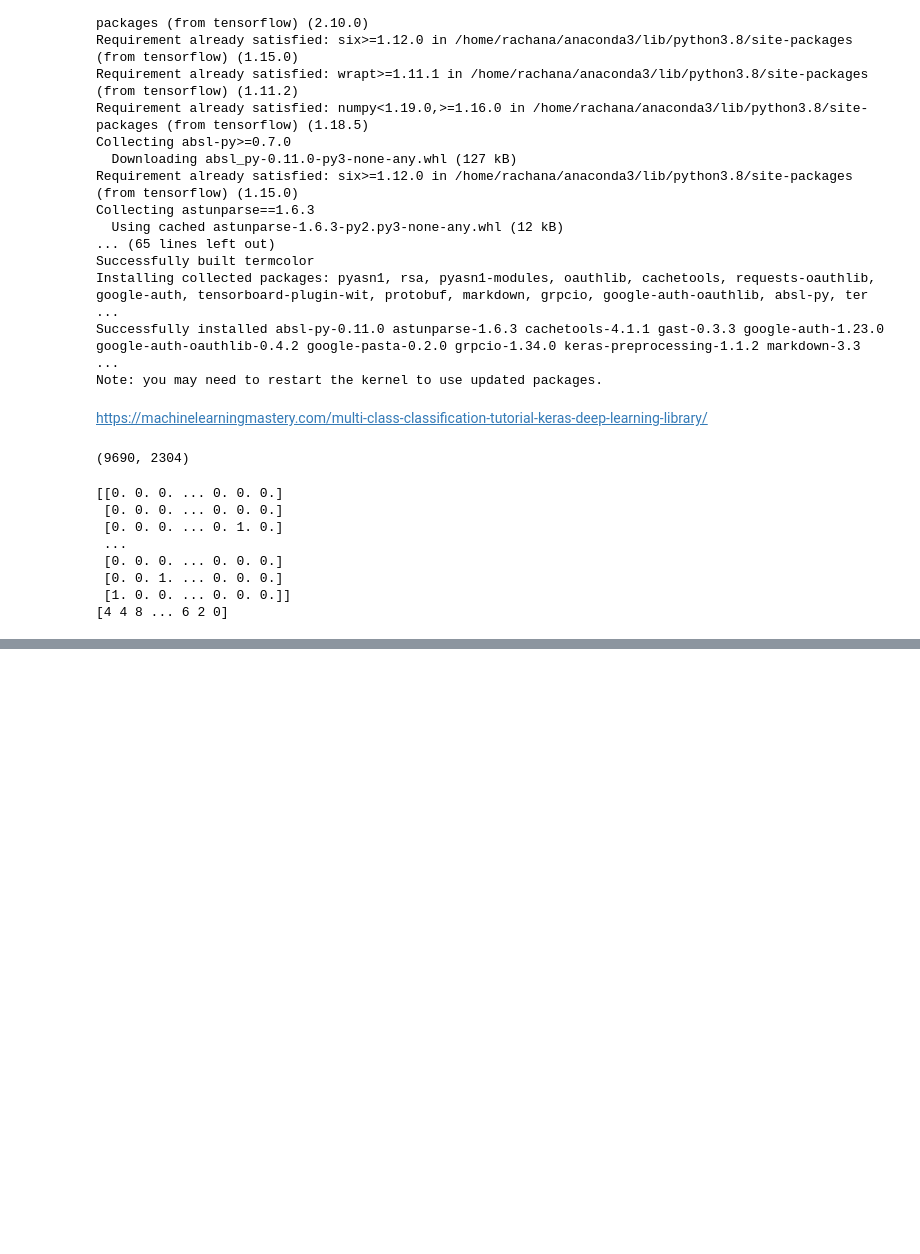
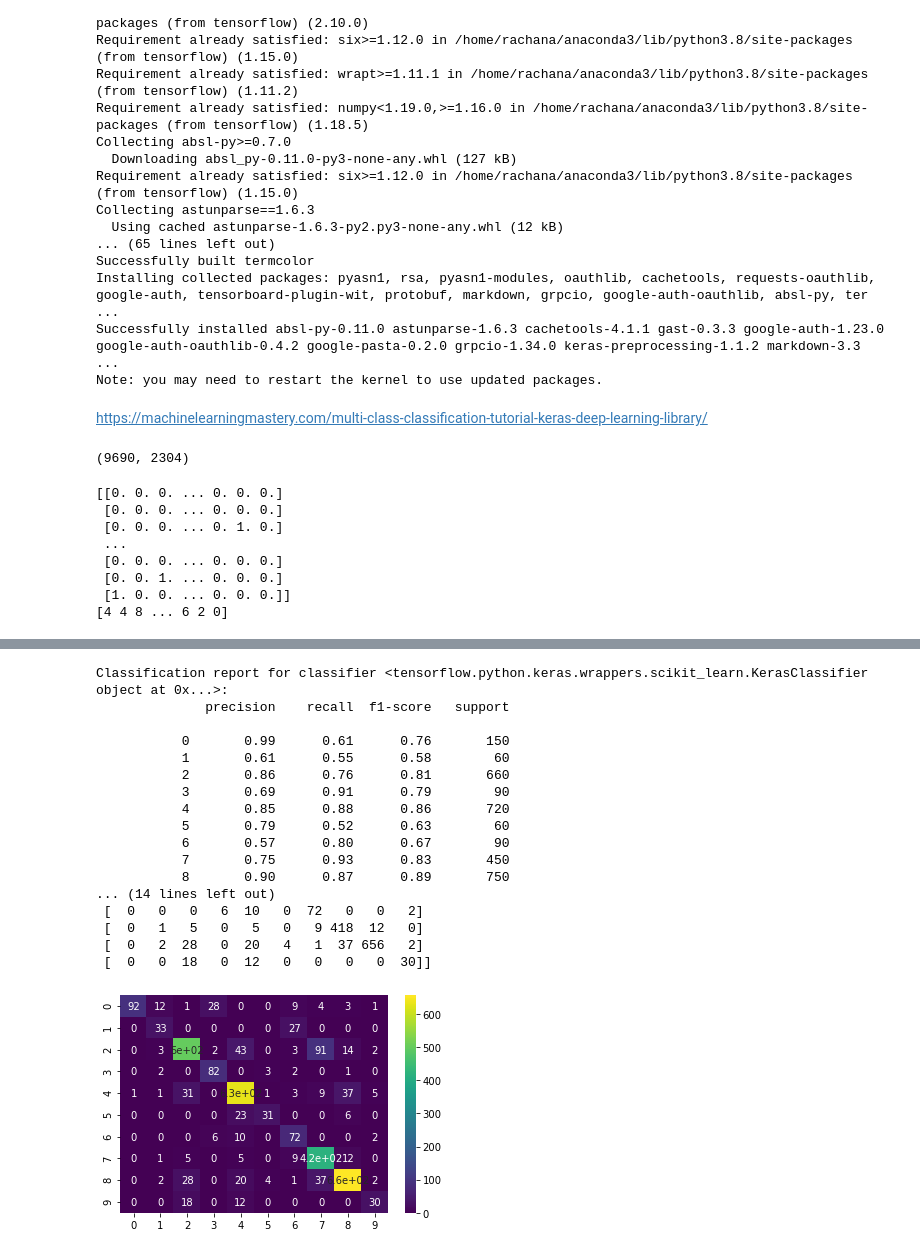
Before and after one commit to RachPatel/DMML_CW2_Group_20, a Jupyter notebook: MLP.ipynb, the cells around one changed output, grey strips where cells are left out. Cells and saved outputs as stored; diff of their text form; code cells hidden in the pictures; blank space fills up the shorter version.

```diff
--- a/MLP.ipynb
+++ b/MLP.ipynb
@@ -154,0 +293,13 @@ Baseline: 91.59% (2.16%)
+# %%
+""" Scale the test data """
+sc = StandardScaler()
+X_Test = sc.fit_transform(X_Test)
+# %%
+# encode class values as integers
+encoder = LabelEncoder()
+encoder.fit(y_test)
+encoded_Y = encoder.transform(y_test )
+# convert integers to dummy variables (i.e. one hot encoded)
+dummy_y_test = np_utils.to_categorical(encoded_Y)
+# %%
+unseen_predictions = estimators3.predict(X_Test, verbose=0)
@@ -154,0 +311,28 @@ Baseline: 91.59% (2.16%)
+# %%
+""" Confusion matrix of the predictions using the unseen test data set """
+
+print("Classification report for classifier %s:\n%s\n"
+      % (estimators3, metrics.classification_report(rounded_labels_unseen, unseen_predictions)))
+cm = confusion_matrix(rounded_labels_unseen, unseen_predictions)
+print('Confusion Matrix:')
+print(cm)
+f = sns.heatmap(cm, annot=True, cmap = "viridis")
+# %% [output]
+Classification report for classifier <tensorflow.python.keras.wrappers.scikit_learn.KerasClassifier object at 0x...>:
+              precision    recall  f1-score   support
+
+           0       0.99      0.61      0.76       150
+           1       0.61      0.55      0.58        60
+           2       0.86      0.76      0.81       660
+           3       0.69      0.91      0.79        90
+           4       0.85      0.88      0.86       720
+           5       0.79      0.52      0.63        60
+           6       0.57      0.80      0.67        90
+           7       0.75      0.93      0.83       450
+           8       0.90      0.87      0.89       750
+... (14 lines left out)
+ [  0   0   0   6  10   0  72   0   0   2]
+ [  0   1   5   0   5   0   9 418  12   0]
+ [  0   2  28   0  20   4   1  37 656   2]
+ [  0   0  18   0  12   0   0   0   0  30]]
+[figure, added]
```
Also changed, not shown: parts of 80 cells of this notebook.
